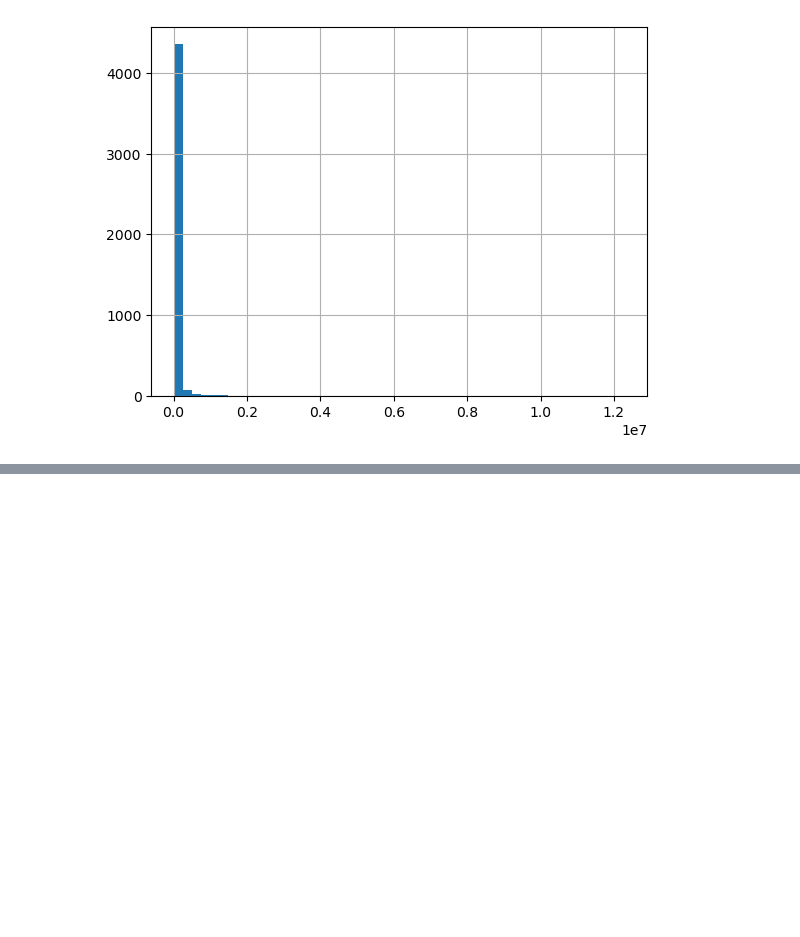
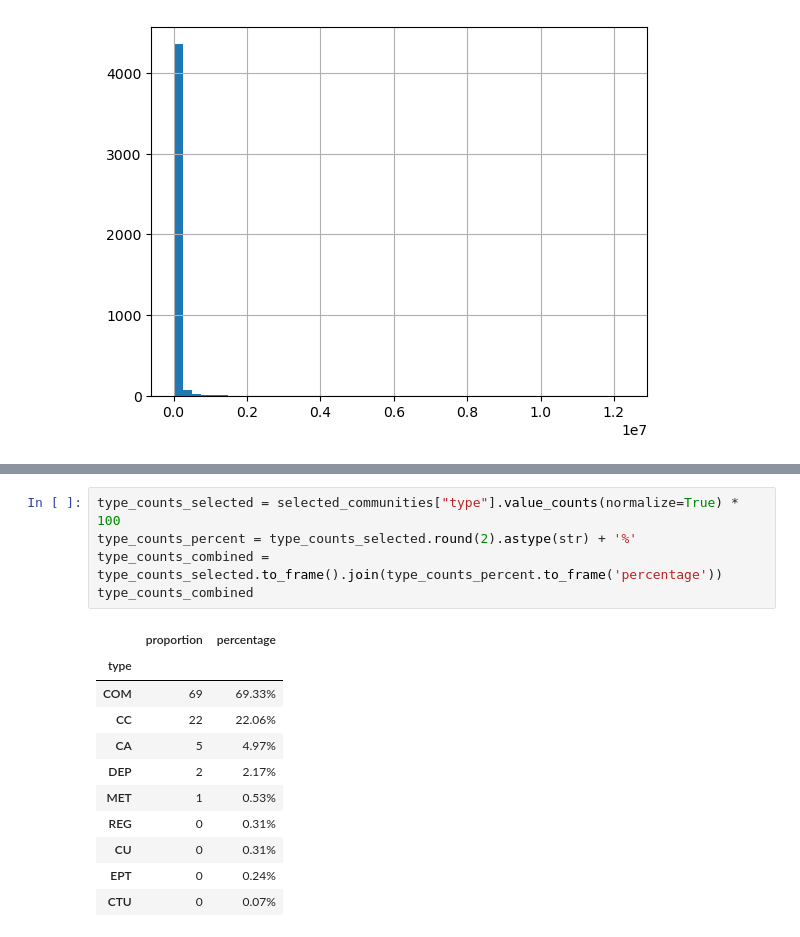
Before and after one commit to m4xim1nus/LocalOuvert, a Jupyter notebook: scripts/communities/selection_explorer.ipynb, the cells around one changed output, grey strips where cells are left out. Saved outputs shown, nothing was run; the diff lists cells and outputs as text; blank space fills up the shorter version.

```diff
--- a/scripts/communities/selection_explorer.ipynb
+++ b/scripts/communities/selection_explorer.ipynb
@@ -61,6 +71,23 @@ CU       14
 EPT      11
 CTU       3
 Name: count, dtype: int64
+# %%
+type_counts_selected = selected_communities["type"].value_counts(normalize=True) * 100
+type_counts_percent = type_counts_selected.round(2).astype(str) + '%'
+type_counts_combined = type_counts_selected.to_frame().join(type_counts_percent.to_frame('percentage'))
+type_counts_combined
+# %% [output]
+|  | proportion | percentage |
+| type |  |  |
+| COM | 69 | 69.33% |
+| CC | 22 | 22.06% |
+| CA | 5 | 4.97% |
+| DEP | 2 | 2.17% |
+| MET | 1 | 0.53% |
+| REG | 0 | 0.31% |
+| CU | 0 | 0.31% |
+| EPT | 0 | 0.24% |
+| CTU | 0 | 0.07% |
 # %%
 # Afficher le nombre de valeurs manquantes par colonne
 missing_values = selected_communities.isnull().sum()
```
Also changed, not shown: parts of 6 cells of this notebook, 7 other files.
